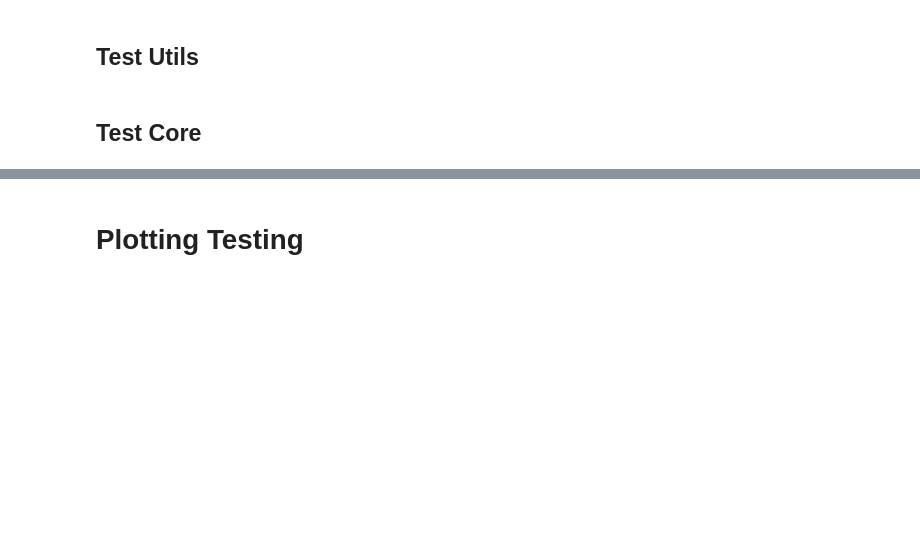
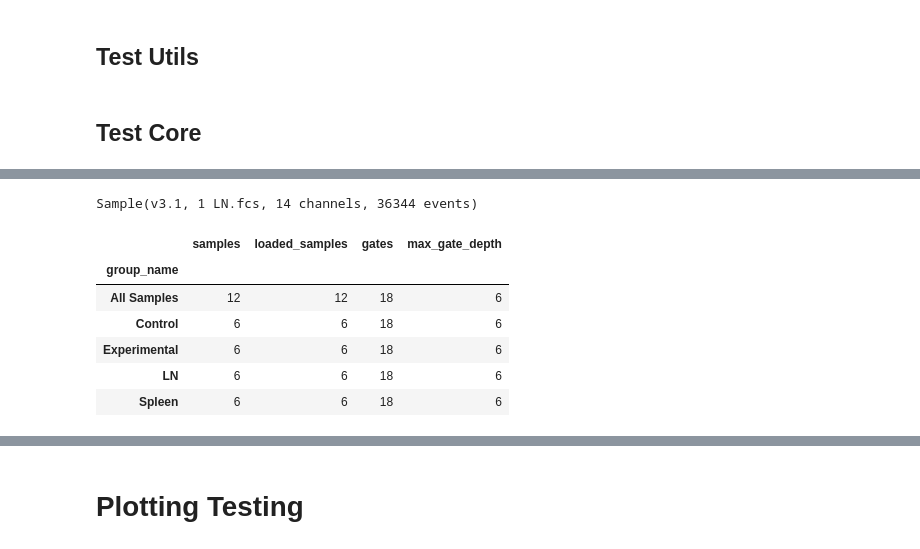
Before and after one commit to bfoley12/CytoDataParser, a Jupyter notebook: examples/test_notebook.ipynb, the cells around one changed output, grey strips where cells are left out. Saved outputs shown, nothing was run; the diff lists cells and outputs as text; code cells hidden in the pictures; blank space fills up the shorter version.

```diff
--- a/examples/test_notebook.ipynb
+++ b/examples/test_notebook.ipynb
@@ -105,0 +98,7 @@ ws = fk.parse_wsp(r"C:\Users\brend\Downloads\2025-06-20 Skin Tx Summary.xlsx")
+# %%
+directories = [r"C:\Users\brend\Downloads\2025-06-20 Skin Tx Characterization\Unmixed\Control",
+               r"C:\Users\brend\Downloads\2025-06-20 Skin Tx Characterization\Unmixed\Experimental"]
+sample_paths = [directories[0] + r"\1 Spl.fcs", directories[0] + r"\1 LN.fcs", directories[0] + r"\2 Spl.fcs", directories[0] + r"\2 LN.fcs", directories[0] + r"\3 Spl.fcs", directories[0] + r"\3 LN.fcs",
+                directories[1] + r"\1 Spl.fcs", directories[1] + r"\1 LN.fcs", directories[1] + r"\2 Spl.fcs", directories[1] + r"\2 LN.fcs", directories[1] + r"\3 Spl.fcs", directories[1] + r"\3 LN.fcs"]
+# %%
+ws = fk.Workspace(r"C:\Users\brend\Downloads\2025-06-20 Skin Tx Characterization\23-Jun-2025.wsp", fcs_samples=sample_paths)
@@ -105,0 +107,14 @@ ws = fk.parse_wsp(r"C:\Users\brend\Downloads\2025-06-20 Skin Tx Summary.xlsx")
+# %%
+sample
+# %% [output]
+Sample(v3.1, 1 LN.fcs, 14 channels, 36344 events)
+# %%
+ws.summary()
+# %% [output]
+|  | samples | loaded_samples | gates | max_gate_depth |
+| group_name |  |  |  |  |
+| All Samples | 12 | 12 | 18 | 6 |
+| Control | 6 | 6 | 18 | 6 |
+| Experimental | 6 | 6 | 18 | 6 |
+| LN | 6 | 6 | 18 | 6 |
+| Spleen | 6 | 6 | 18 | 6 |
```
Also changed, not shown: parts of 29 cells of this notebook, 32 other files.
